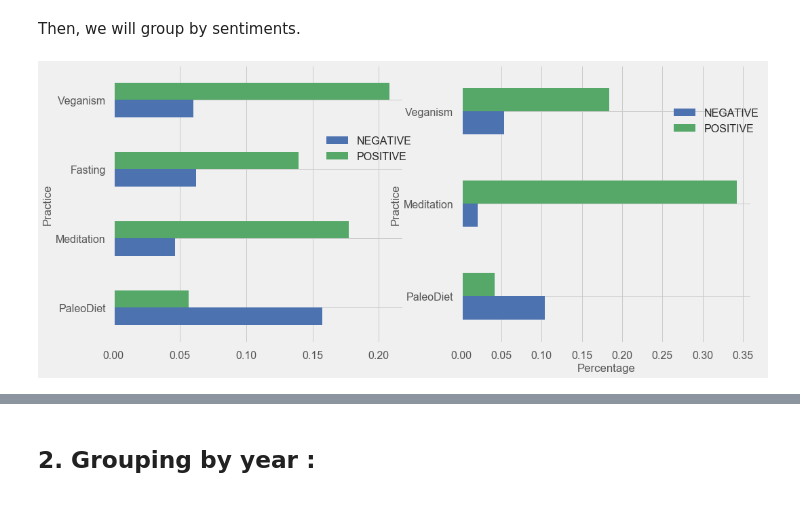
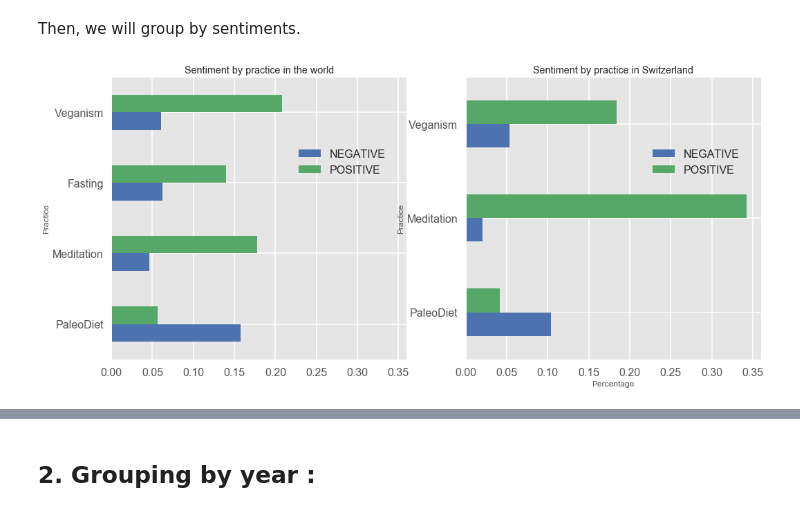
Before and after one commit to Firas11993/ada2017, a Jupyter notebook: Project/Project.ipynb, the cells around one changed output, grey strips where cells are left out. Saved outputs shown, nothing was run; the diff lists cells and outputs as text; code cells hidden in the pictures.

Commit message:
code repetition deleted comment on plots added

```diff
--- a/Project/Project.ipynb
+++ b/Project/Project.ipynb
@@ -744,7 +746,12 @@ data_medit_swiss.head(6)
 For the dataframes loaded from tweets leon, we will add columns containing language, tweet id, date and username.
 # %%
 def create_columns(row,n):
-
+    """
+    Split field by character \t and gives nth element
+    :param row: string
+    :param n: int
+    :return: string
+    """
     try :
         row.split('\t')[1]
 
@@ -752,6 +759,11 @@ def create_columns(row,n):
     return row.split('\t')[n]
 # %%
 def process_dataframes(df):
+    """
+    returns dataframe with columns language, id, date and user
+    :param df: dataframe
+    :return: dataframe
+    """
     df['lang'] = df['tweet'].apply(lambda x : create_columns(x,0))
     df['id']   = df['tweet'].apply(lambda x : create_columns(x,1))
     df['date'] = df['tweet'].apply(lambda x : create_columns(x,2))
@@ -778,7 +791,14 @@ data_medit.head(6)
 # %% [markdown]
 Then, we will group by sentiments.
 # %%
-def groupAndPlot(frames,columns,practices ,ax) :
+def groupAndPlot(frames,columns,practices ,ax,title) :
+    """
+    Groups each dataframes in list of dataframes passed as parameter by sentiments and plots the results.
+    :param frames: list of dataframes
+    :param columns: list of strings
+    :param practices : list of strings
+    :param title : String
+    """
     new_frames=frames.copy()
     for i in range(len(frames)):
         new_frames[i]=frames[i][columns].groupby(['sentiment']).count()/len(frames[i])
@@ -788,24 +808,24 @@ def groupAndPlot(frames,columns,practices ,ax) :
     concatenated.drop('NEUTRAL',axis=1).plot.barh(ax=ax)
     plt.xlabel('Percentage')
     plt.ylabel('Practice')
+    ax.set_title(title)
 # %%
 frames_leon=[data_paleo,data_medit,data_fast,data_vegan]
 cols_leon=['sentiment','user']
 titles_leon=['PaleoDiet','Meditation','Fasting','Veganism']
 
 frames_swiss=[data_paleo_swiss,data_medit_swiss,data_vegan_swiss]
 cols_swiss=['sentiment','published']
 titles_swiss=['PaleoDiet','Meditation','Veganism']
 
-fig , ax = plt.subplots(1,2,figsize=(15,7))
+fig , ax = plt.subplots(1,2,figsize=(15,7),sharex=True)
 
-groupAndPlot(frames_leon,cols_leon,titles_leon,ax[0])
-groupAndPlot(frames_swiss,cols_swiss,titles_swiss,ax[1])
-ax[0].legend(loc='center left', bbox_to_anchor=(0.7, 0.7))
-ax[1].legend(loc='center left', bbox_to_anchor=(0.7, 0.8))
-
+groupAndPlot(frames_leon,cols_leon,titles_leon,ax[0],'Sentiment by practice in the world')
+groupAndPlot(frames_swiss,cols_swiss,titles_swiss,ax[1],'Sentiment by practice in Switzerland')
+ax[0].legend(loc='center left', bbox_to_anchor=(0.6, 0.7))
+ax[1].legend(loc='center left', bbox_to_anchor=(0.6, 0.7))
 plt.style.use('seaborn-deep')
 
 plt.show()
 # %% [output]
-[figure, old version]
+[figure, new version]
```
Also changed, not shown: parts of 20 cells of this notebook.
